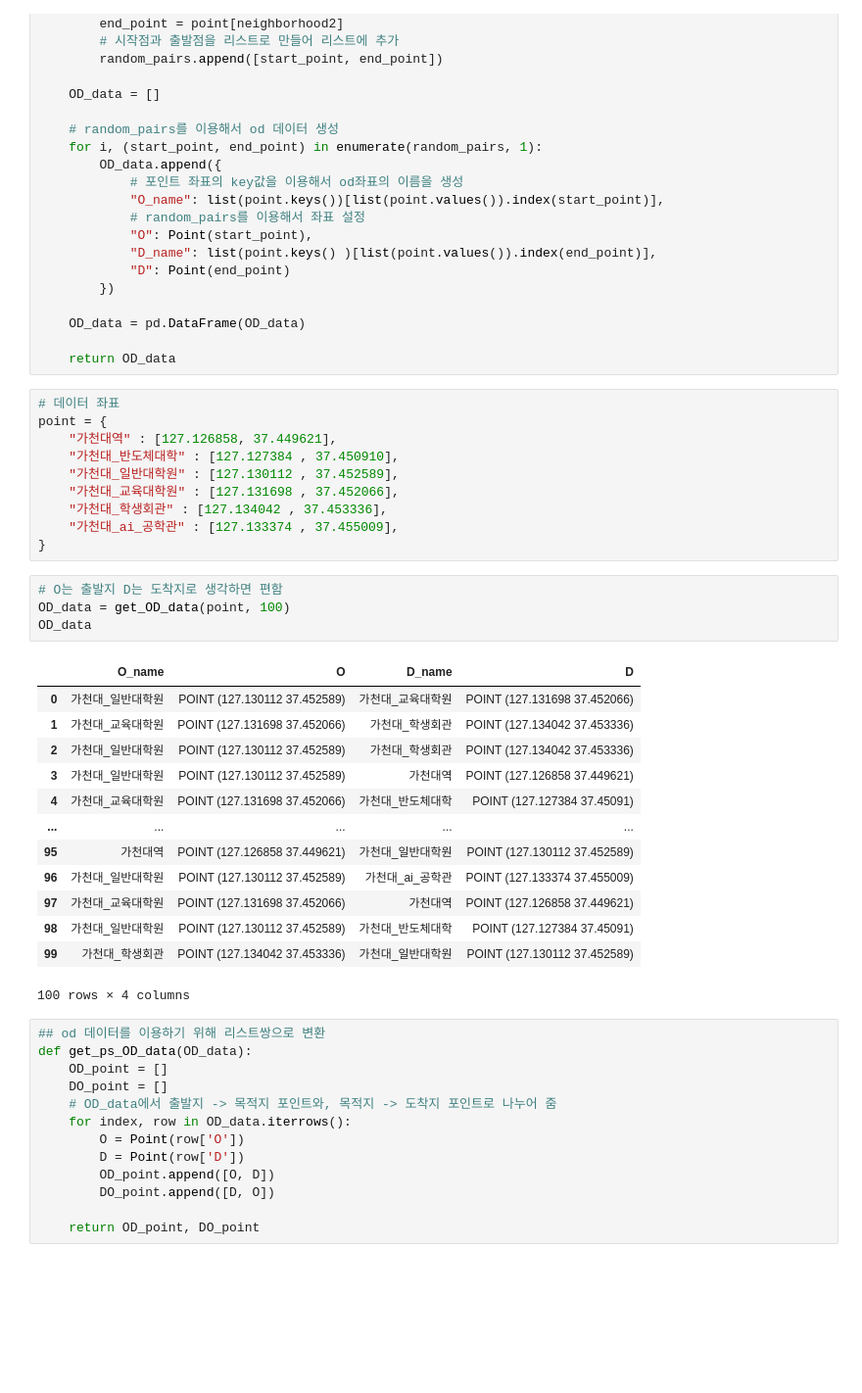
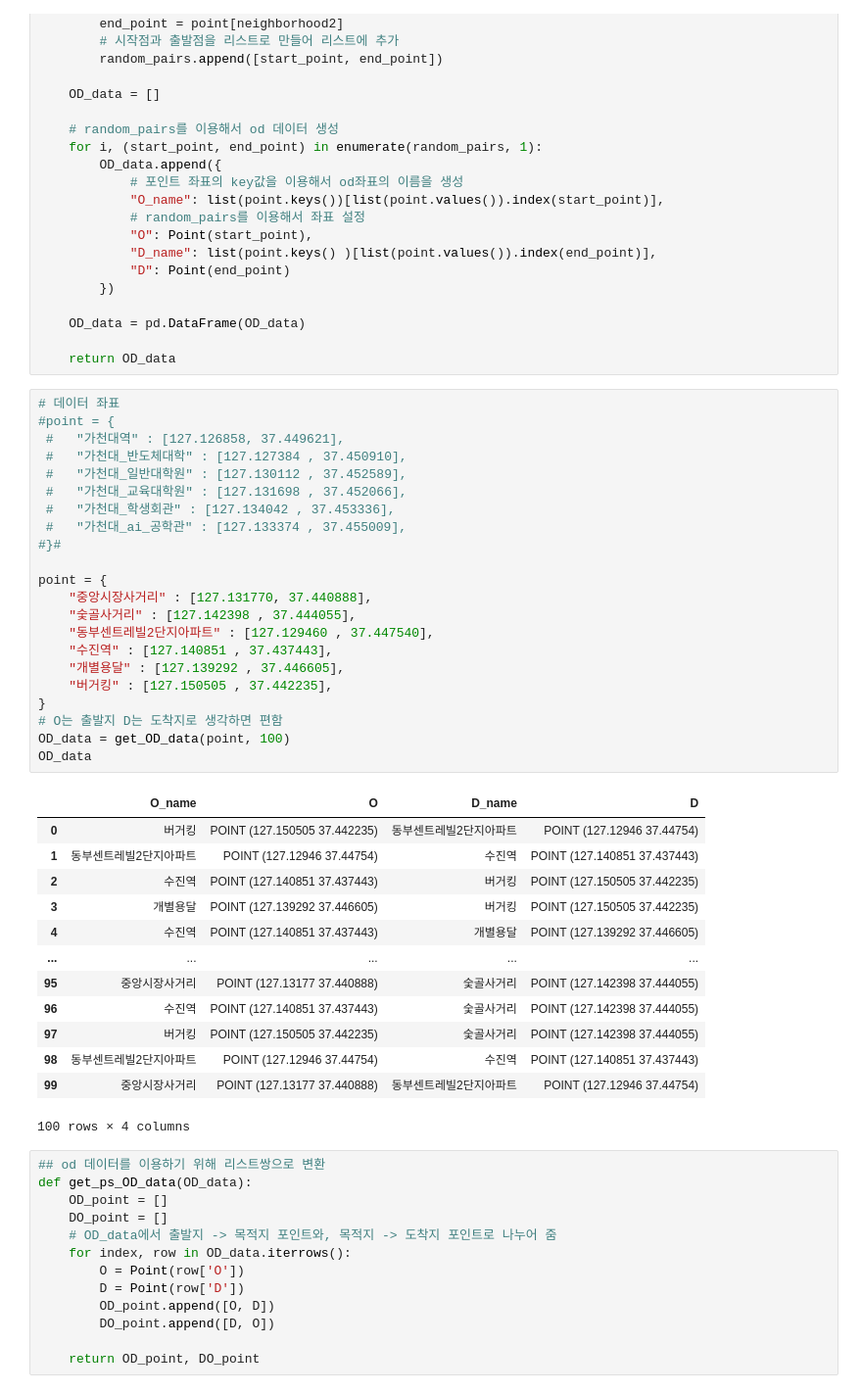
Before and after one commit to tangrim/assignment, a Jupyter notebook: code/simulation.ipynb, the cells around one changed output. Shown at 98% size. Cells and saved outputs as stored; diff of their text form; blank space fills up the shorter version.

```diff
--- a/code/simulation.ipynb
+++ b/code/simulation.ipynb
@@ -197,32 +197,40 @@ def get_OD_data(point, num = 10) :
     return OD_data
 # %%
 # 데이터 좌표
+#point = {
+ #   "가천대역" : [127.126858, 37.449621],
+ #   "가천대_반도체대학" : [127.127384 , 37.450910],
+ #   "가천대_일반대학원" : [127.130112 , 37.452589],
+ #   "가천대_교육대학원" : [127.131698 , 37.452066],
+ #   "가천대_학생회관" : [127.134042 , 37.453336],
+ #   "가천대_ai_공학관" : [127.133374 , 37.455009],
+#}#
+
 point = {
-    "가천대역" : [127.126858, 37.449621],
-    "가천대_반도체대학" : [127.127384 , 37.450910],
-    "가천대_일반대학원" : [127.130112 , 37.452589],
-    "가천대_교육대학원" : [127.131698 , 37.452066],
-    "가천대_학생회관" : [127.134042 , 37.453336],
-    "가천대_ai_공학관" : [127.133374 , 37.455009],
+    "중앙시장사거리" : [127.131770, 37.440888],
+    "숯골사거리" : [127.142398 , 37.444055],
+    "동부센트레빌2단지아파트" : [127.129460 , 37.447540],
+    "수진역" : [127.140851 , 37.437443],
+    "개별용달" : [127.139292 , 37.446605],
+    "버거킹" : [127.150505 , 37.442235],
 }
+# O는 출발지 D는 도착지로 생각하면 편함
+OD_data = get_OD_data(point, 100)
+OD_data
+# %% [output]
+|  | O_name | O | D_name | D |
+| 0 | 버거킹 | POINT (127.150505 37.442235) | 동부센트레빌2단지아파트 | POINT (127.12946 37.44754) |
+| 1 | 동부센트레빌2단지아파트 | POINT (127.12946 37.44754) | 수진역 | POINT (127.140851 37.437443) |
+| 2 | 수진역 | POINT (127.140851 37.437443) | 버거킹 | POINT (127.150505 37.442235) |
+| 3 | 개별용달 | POINT (127.139292 37.446605) | 버거킹 | POINT (127.150505 37.442235) |
+| 4 | 수진역 | POINT (127.140851 37.437443) | 개별용달 | POINT (127.139292 37.446605) |
+| ... | ... | ... | ... | ... |
+| 95 | 중앙시장사거리 | POINT (127.13177 37.440888) | 숯골사거리 | POINT (127.142398 37.444055) |
+| 96 | 수진역 | POINT (127.140851 37.437443) | 숯골사거리 | POINT (127.142398 37.444055) |
+| 97 | 버거킹 | POINT (127.150505 37.442235) | 숯골사거리 | POINT (127.142398 37.444055) |
+| 98 | 동부센트레빌2단지아파트 | POINT (127.12946 37.44754) | 수진역 | POINT (127.140851 37.437443) |
+| 99 | 중앙시장사거리 | POINT (127.13177 37.440888) | 동부센트레빌2단지아파트 | POINT (127.12946 37.44754) |
+100 rows × 4 columns
-# %%
-# O는 출발지 D는 도착지로 생각하면 편함
-OD_data = get_OD_data(point, 100)
-OD_data
-# %% [output]
-|  | O_name | O | D_name | D |
-| 0 | 가천대_일반대학원 | POINT (127.130112 37.452589) | 가천대_교육대학원 | POINT (127.131698 37.452066) |
-| 1 | 가천대_교육대학원 | POINT (127.131698 37.452066) | 가천대_학생회관 | POINT (127.134042 37.453336) |
-| 2 | 가천대_일반대학원 | POINT (127.130112 37.452589) | 가천대_학생회관 | POINT (127.134042 37.453336) |
-| 3 | 가천대_일반대학원 | POINT (127.130112 37.452589) | 가천대역 | POINT (127.126858 37.449621) |
-| 4 | 가천대_교육대학원 | POINT (127.131698 37.452066) | 가천대_반도체대학 | POINT (127.127384 37.45091) |
-| ... | ... | ... | ... | ... |
-| 95 | 가천대역 | POINT (127.126858 37.449621) | 가천대_일반대학원 | POINT (127.130112 37.452589) |
-| 96 | 가천대_일반대학원 | POINT (127.130112 37.452589) | 가천대_ai_공학관 | POINT (127.133374 37.455009) |
-| 97 | 가천대_교육대학원 | POINT (127.131698 37.452066) | 가천대역 | POINT (127.126858 37.449621) |
-| 98 | 가천대_일반대학원 | POINT (127.130112 37.452589) | 가천대_반도체대학 | POINT (127.127384 37.45091) |
-| 99 | 가천대_학생회관 | POINT (127.134042 37.453336) | 가천대_일반대학원 | POINT (127.130112 37.452589) |
-100 rows × 4 columns
 # %%
 ## od 데이터를 이용하기 위해 리스트쌍으로 변환
 def get_ps_OD_data(OD_data):
```
Also changed, not shown: parts of 4 cells of this notebook, 2 other files.
